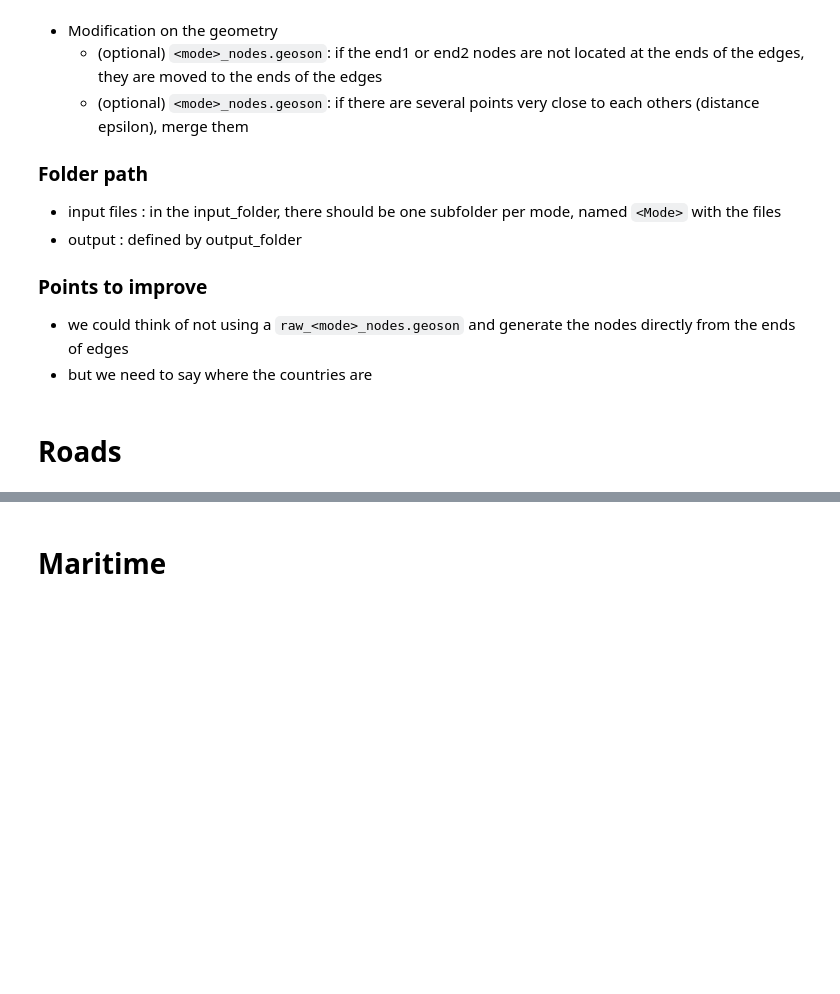
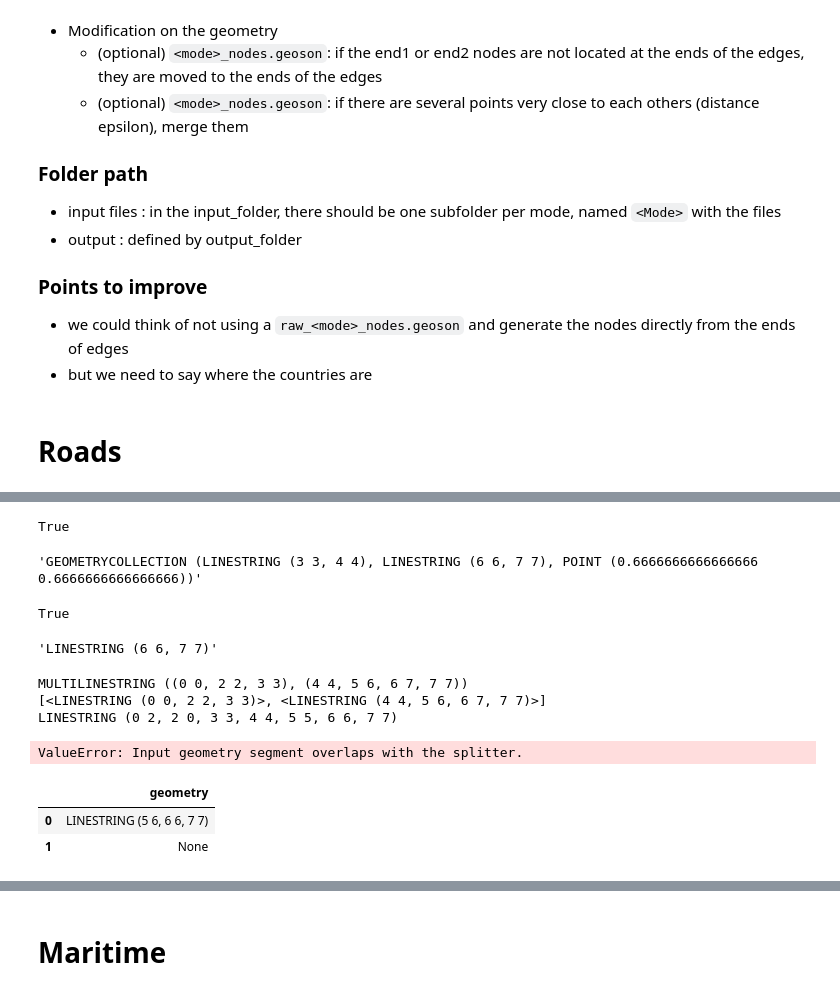
Before and after one commit to ccolon/disrupt-sc, a Jupyter notebook: dataprep/TransportNetwork.ipynb, the cells around one changed output, grey strips where cells are left out. Saved outputs shown, nothing was run; the diff lists cells and outputs as text; code cells hidden in the pictures; blank space fills up the shorter version.

```diff
--- a/dataprep/TransportNetwork.ipynb
+++ b/dataprep/TransportNetwork.ipynb
@@ -283,0 +380,44 @@ edges
+# %%
+line1 = LineString([(0, 0), (2, 2), (3, 3), (4, 4), (5, 6), (6, 6), (7, 7)])  # Diagonal line
+line2 = LineString([(0, 1), (2, 0), (3, 3), (4, 4), (5, 5), (6, 6), (7, 7)])  # Another diagonal line crossing the first
+
+# Check intersection
+print(line1.overlaps(line2))
+intersection = line1.intersection(line2)
+intersection.wkt
+# %% [output]
+True
+'GEOMETRYCOLLECTION (LINESTRING (3 3, 4 4), LINESTRING (6 6, 7 7), POINT (0.6666666666666666 0.6666666666666666))'
+# %%
+line1 = LineString([(5, 6), (6, 6), (7, 7)])  # Diagonal line
+line2 = LineString([(5, 5), (6, 6), (7, 7)])  # Another diagonal line crossing the first
+
+# Check intersection
+print(line1.overlaps(line2))
+intersection = line1.intersection(line2)
+intersection.wkt
+# %% [output]
+True
+'LINESTRING (6 6, 7 7)'
+# %%
+new_geom = line1.difference(intersection)
+print(new_geom.wkt)
+linestring_list = [geom for geom in new_geom.geoms]
+print(linestring_list)
+print(line2.wkt)
+# %% [output]
+MULTILINESTRING ((0 0, 2 2, 3 3), (4 4, 5 6, 6 7, 7 7))
+[<LINESTRING (0 0, 2 2, 3 3)>, <LINESTRING (4 4, 5 6, 6 7, 7 7)>]
+LINESTRING (0 2, 2 0, 3 3, 4 4, 5 5, 6 6, 7 7)
+# %%
+split(line1, LineString([(3, 3), (4, 4)]))
+# %% [output]
+ValueError: Input geometry segment overlaps with the splitter.
+# %%
+t = gpd.GeoDataFrame({"geometry":[line1, line2]})
+t.loc[1, "geometry"] = None
+t
+# %% [output]
+|  | geometry |
+| 0 | LINESTRING (5 6, 6 6, 7 7) |
+| 1 | None |
```
Also changed, not shown: parts of 22 cells of this notebook, 13 other files.
